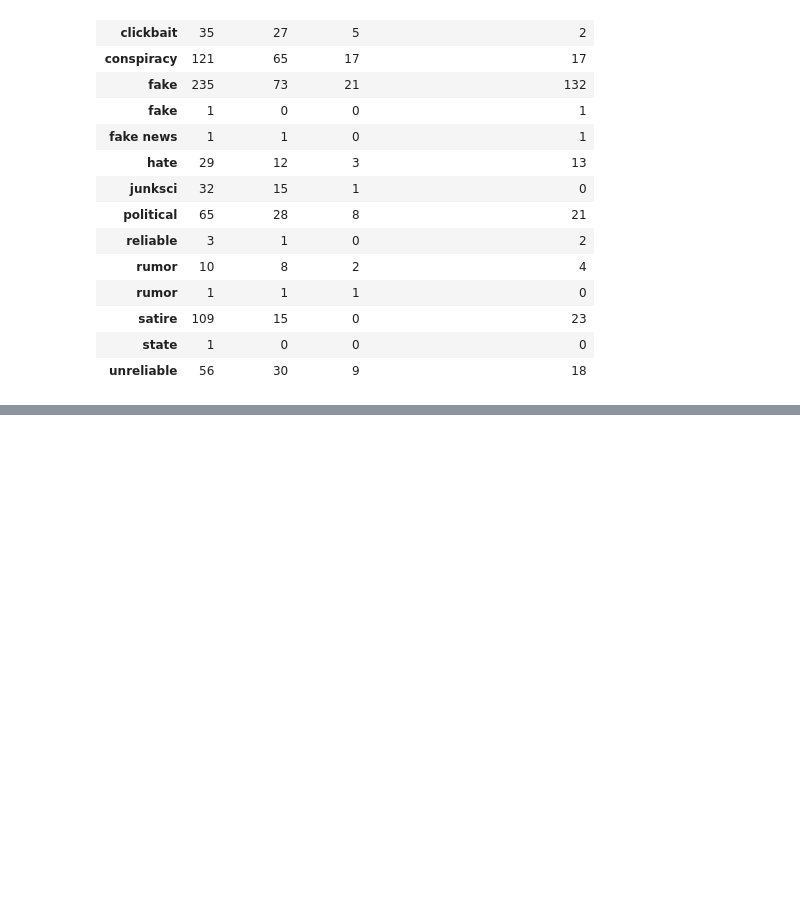
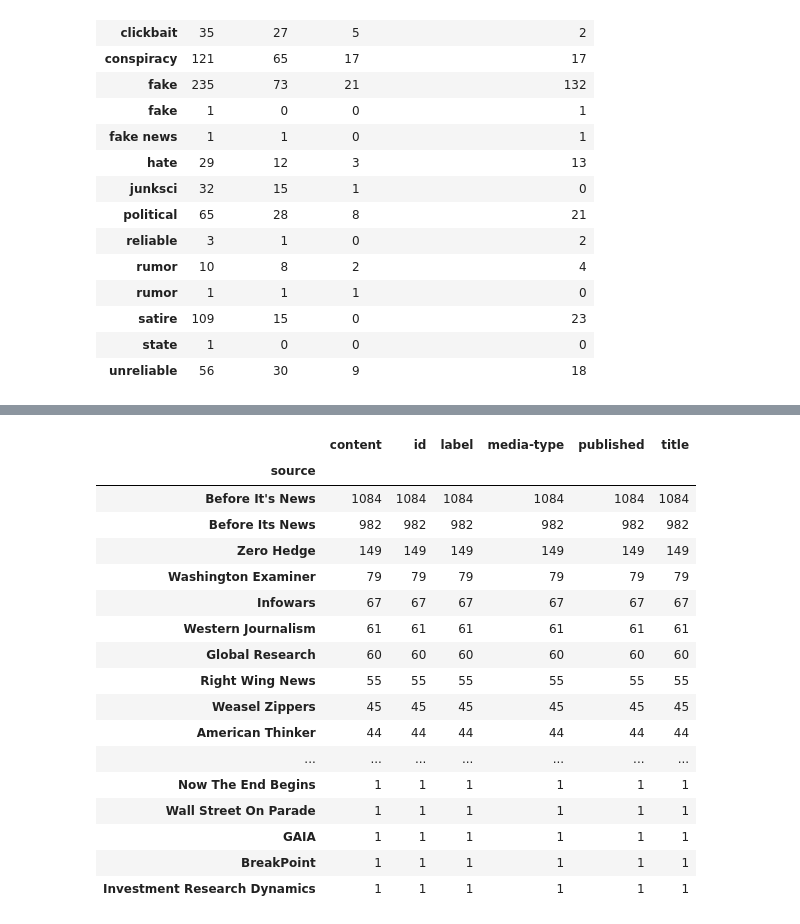
Before and after one commit to soniampub/Fake_News_Detection, a Jupyter notebook: DataFromSignalMedia.ipynb, the cells around one changed output, grey strips where cells are left out. Saved outputs shown, nothing was run; the diff lists cells and outputs as text; code cells hidden in the pictures; blank space fills up the shorter version.

```diff
--- a/DataFromSignalMedia.ipynb
+++ b/DataFromSignalMedia.ipynb
@@ -150,0 +90,22 @@ grouped.sort_values('content', ascending=False)
+# %%
+grouped = data_fake.groupby('source').count()
+grouped.sort_values('content', ascending=False)
+# %% [output]
+|  | content | id | label | media-type | published | title |
+| source |  |  |  |  |  |  |
+| Before It's News | 1084 | 1084 | 1084 | 1084 | 1084 | 1084 |
+| Before Its News | 982 | 982 | 982 | 982 | 982 | 982 |
+| Zero Hedge | 149 | 149 | 149 | 149 | 149 | 149 |
+| Washington Examiner | 79 | 79 | 79 | 79 | 79 | 79 |
+| Infowars | 67 | 67 | 67 | 67 | 67 | 67 |
+| Western Journalism | 61 | 61 | 61 | 61 | 61 | 61 |
+| Global Research | 60 | 60 | 60 | 60 | 60 | 60 |
+| Right Wing News | 55 | 55 | 55 | 55 | 55 | 55 |
+| Weasel Zippers | 45 | 45 | 45 | 45 | 45 | 45 |
+| American Thinker | 44 | 44 | 44 | 44 | 44 | 44 |
+| ... | ... | ... | ... | ... | ... | ... |
+| Now The End Begins | 1 | 1 | 1 | 1 | 1 | 1 |
+| Wall Street On Parade | 1 | 1 | 1 | 1 | 1 | 1 |
+| GAIA | 1 | 1 | 1 | 1 | 1 | 1 |
+| BreakPoint | 1 | 1 | 1 | 1 | 1 | 1 |
+| Investment Research Dynamics | 1 | 1 | 1 | 1 | 1 | 1 |
```
Also changed, not shown: parts of 23 cells of this notebook.
